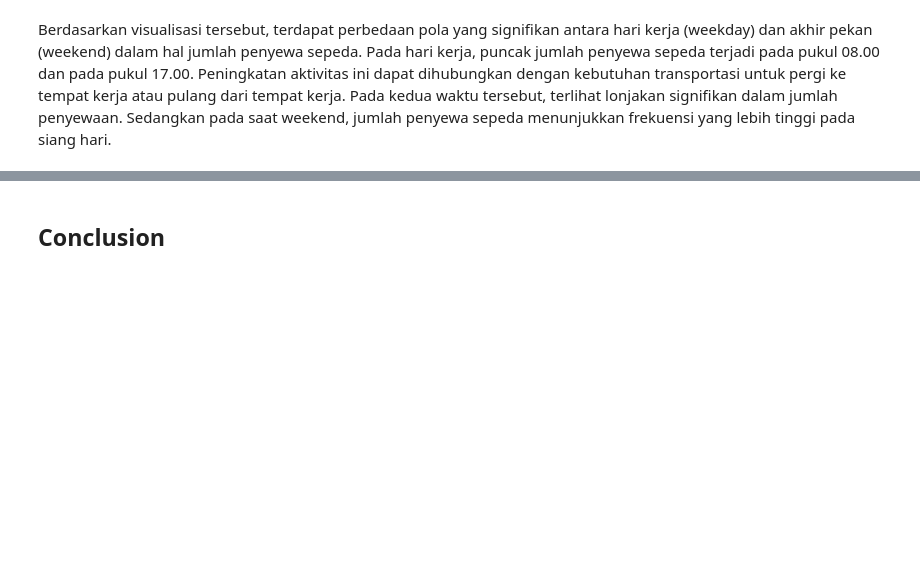
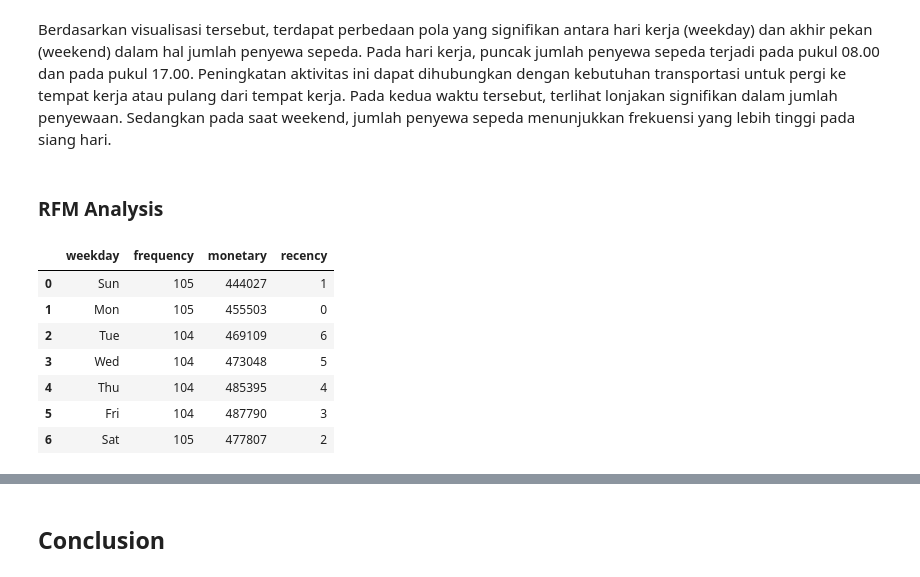
Before and after one commit to verentaulia/bike-sharing, a Jupyter notebook: notebook_bikeshare.ipynb, the cells around one changed output, grey strips where cells are left out. Drawn from its saved outputs; the diff is of its cells as text; code cells hidden in the pictures; blank space fills up the shorter version.

```diff
--- a/notebook_bikeshare.ipynb
+++ b/notebook_bikeshare.ipynb
@@ -702,2 +704,29 @@ ax.set(title='Jumlah Penyewa Sepeda Berdasarkan Jam dalam Sehari: Pengguna Terda
 # %% [markdown]
 Berdasarkan visualisasi tersebut, terdapat perbedaan pola yang signifikan antara hari kerja (weekday) dan akhir pekan (weekend) dalam hal jumlah penyewa sepeda. Pada hari kerja, puncak jumlah penyewa sepeda terjadi pada pukul 08.00 dan pada pukul 17.00. Peningkatan aktivitas ini dapat dihubungkan dengan kebutuhan transportasi untuk pergi ke tempat kerja atau pulang dari tempat kerja. Pada kedua waktu tersebut, terlihat lonjakan signifikan dalam jumlah penyewaan. Sedangkan pada saat weekend, jumlah penyewa sepeda menunjukkan frekuensi yang lebih tinggi pada siang hari.
+# %% [markdown]
+### RFM Analysis
+# %%
+rfm_df = day_df.groupby(by="weekday",observed=True, as_index=False).agg({
+    "dteday": "max",
+    "instant": "nunique",
+    "count": "sum"
+})
+
+rfm_df.columns = ["weekday", "max_order_timestamp", "frequency", "monetary"]
+
+#Customer terakhir melakukan transaksi(hari)
+rfm_df["max_order_timestamp"] = rfm_df["max_order_timestamp"].dt.date
+recent_date = day_df["dteday"].dt.date.max()
+rfm_df["recency"] = rfm_df["max_order_timestamp"].apply(lambda x: (recent_date - x).days)
+
+rfm_df.drop("max_order_timestamp", axis=1, inplace=True)
+rfm_df
+# %% [output]
+|  | weekday | frequency | monetary | recency |
+| 0 | Sun | 105 | 444027 | 1 |
+| 1 | Mon | 105 | 455503 | 0 |
+| 2 | Tue | 104 | 469109 | 6 |
+| 3 | Wed | 104 | 473048 | 5 |
+| 4 | Thu | 104 | 485395 | 4 |
+| 5 | Fri | 104 | 487790 | 3 |
+| 6 | Sat | 105 | 477807 | 2 |
```
Also changed, not shown: parts of 3 cells of this notebook, 1 other file.
